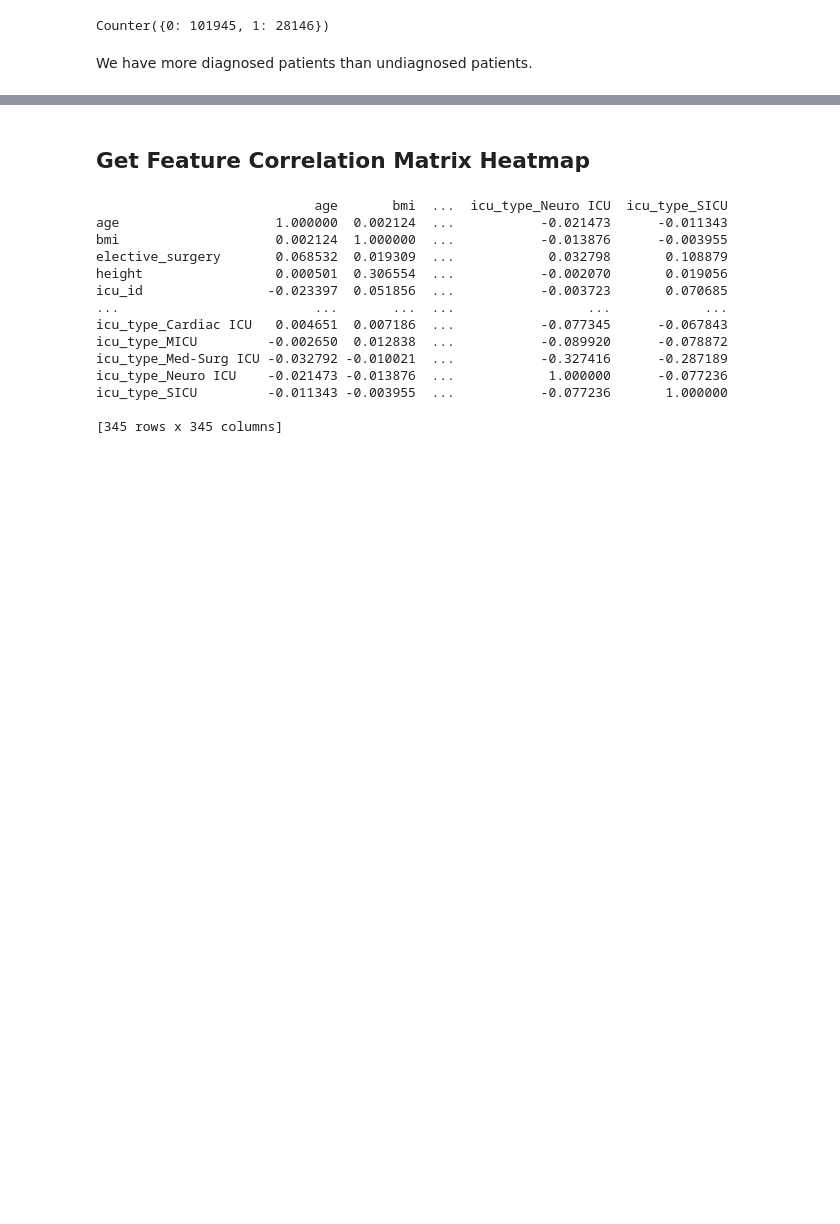
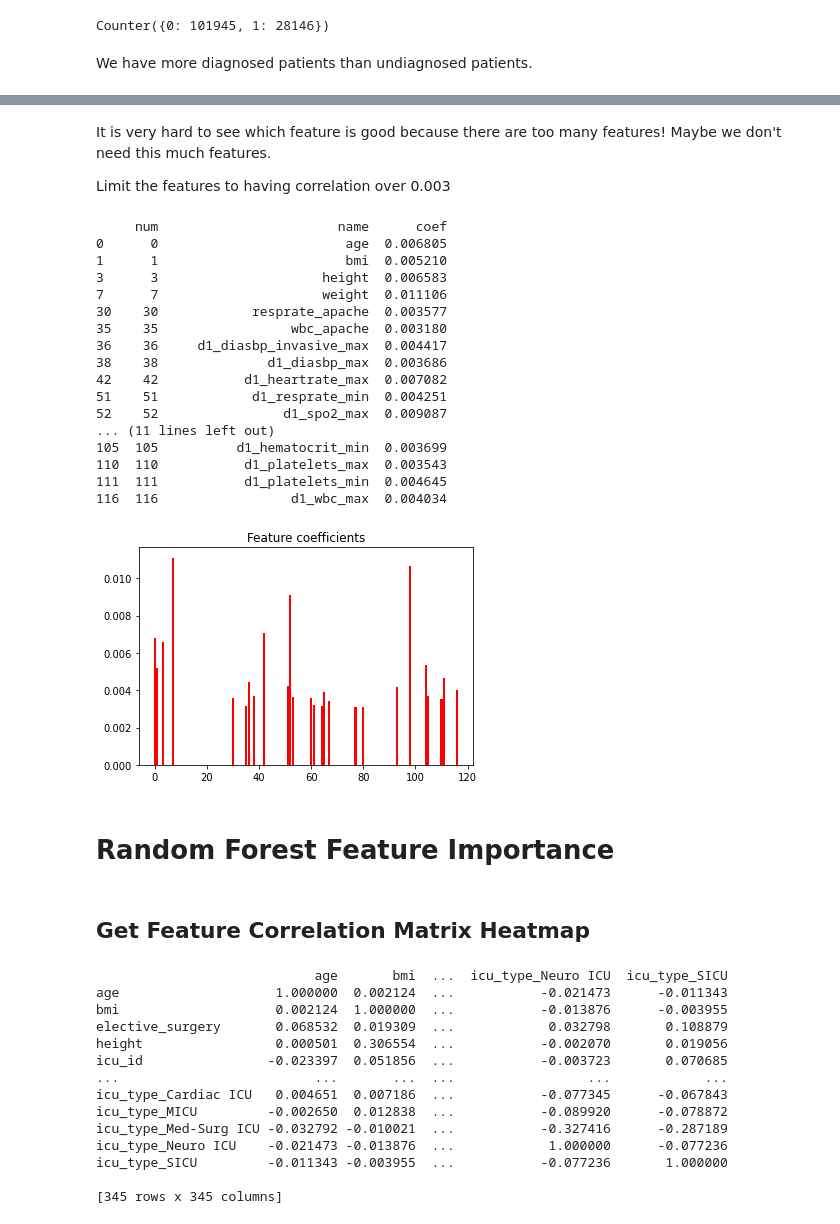
Before and after one commit to DaisyXinyiHe/diabetes_mellitus_predict, a Jupyter notebook: DataAnalysis.ipynb, the cells around one changed output, grey strips where cells are left out. Saved outputs shown, nothing was run; the diff lists cells and outputs as text; code cells hidden in the pictures; blank space fills up the shorter version.

```diff
--- a/DataAnalysis.ipynb
+++ b/DataAnalysis.ipynb
@@ -68,3 +177,38 @@ We have more diagnosed patients than undiagnosed patients.
+# %% [markdown]
+It is very hard to see which feature is good because there are too many features! Maybe we don't need this much features.
+
+Limit the features to having correlation over 0.003
+# %%
+# Extract the indices corresponding to a coefficient > 0.003
+print(feature_coef[feature_coef.coef >= 0.003])
+
+indices = feature_coef.coef[feature_coef.coef >= 0.003].index
+plt.figure()
+plt.title("Feature coefficients")
+plt.bar( indices, feature_coef.coef[indices], color="r",  align="center")
+
+plt.show()
+# %% [output]
+     num                       name      coef
+0      0                        age  0.006805
+1      1                        bmi  0.005210
+3      3                     height  0.006583
+7      7                     weight  0.011106
+30    30            resprate_apache  0.003577
+35    35                 wbc_apache  0.003180
+36    36     d1_diasbp_invasive_max  0.004417
+38    38              d1_diasbp_max  0.003686
+42    42           d1_heartrate_max  0.007082
+51    51            d1_resprate_min  0.004251
+52    52                d1_spo2_max  0.009087
+... (11 lines left out)
+105  105          d1_hematocrit_min  0.003699
+110  110           d1_platelets_max  0.003543
+111  111           d1_platelets_min  0.004645
+116  116                 d1_wbc_max  0.004034
+[figure, added]
+# %% [markdown]
+# Random Forest Feature Importance
 # %% [markdown]
 ## Get Feature Correlation Matrix Heatmap
 # %%
```
Also changed, not shown: parts of 12 cells of this notebook.
